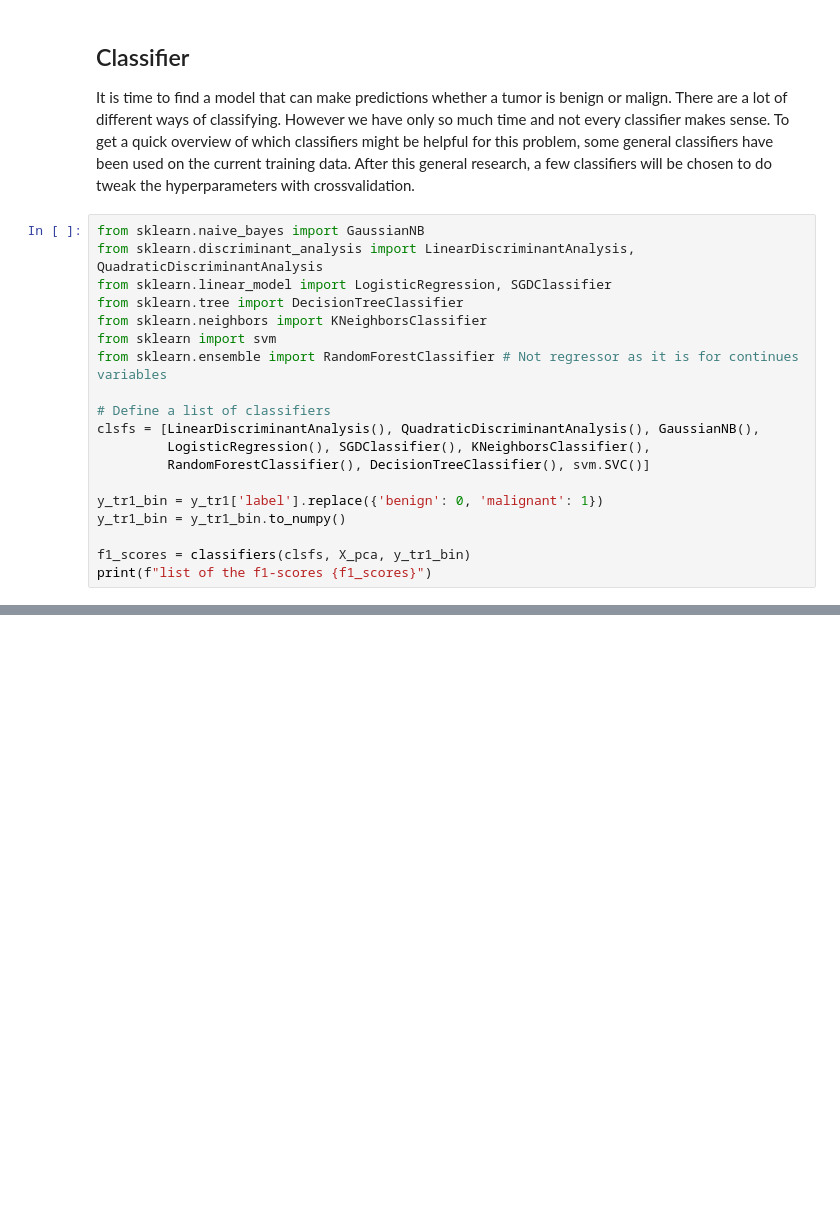
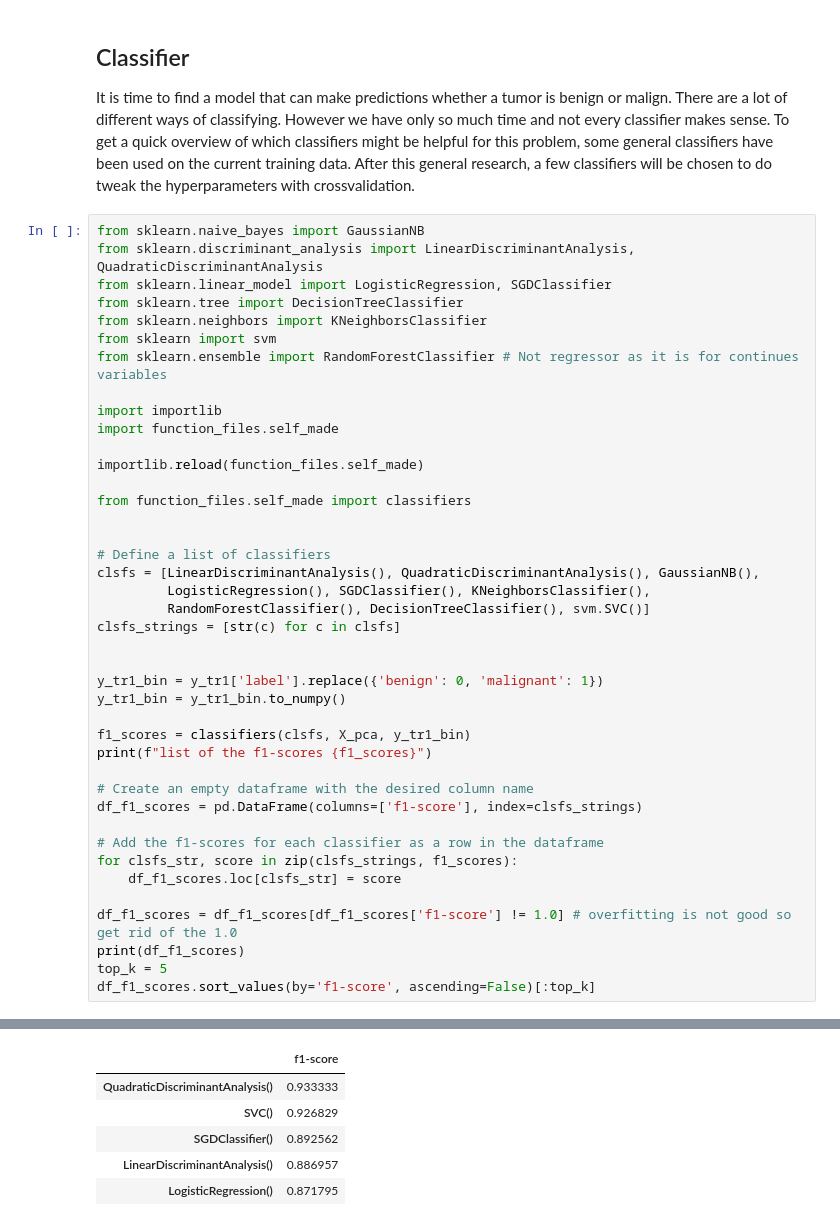
Before and after one commit to dpasqualini/TM10007_G16, a Jupyter notebook: assignment.ipynb, the cells around one changed output, grey strips where cells are left out. Cells and saved outputs as stored; diff of their text form; blank space fills up the shorter version.

Commit message:
updated version with best clsfs

```diff
--- a/assignment.ipynb
+++ b/assignment.ipynb
@@ -359,16 +359,38 @@ from sklearn.neighbors import KNeighborsClassifier
 from sklearn import svm
 from sklearn.ensemble import RandomForestClassifier # Not regressor as it is for continues variables
 
+import importlib
+import function_files.self_made
+
+importlib.reload(function_files.self_made)
+
+from function_files.self_made import classifiers
+
+
 # Define a list of classifiers
 clsfs = [LinearDiscriminantAnalysis(), QuadraticDiscriminantAnalysis(), GaussianNB(),
          LogisticRegression(), SGDClassifier(), KNeighborsClassifier(),
          RandomForestClassifier(), DecisionTreeClassifier(), svm.SVC()]
+clsfs_strings = [str(c) for c in clsfs]
+
 
 y_tr1_bin = y_tr1['label'].replace({'benign': 0, 'malignant': 1})
 y_tr1_bin = y_tr1_bin.to_numpy()
 
 f1_scores = classifiers(clsfs, X_pca, y_tr1_bin)
 print(f"list of the f1-scores {f1_scores}")
+
+# Create an empty dataframe with the desired column name
+df_f1_scores = pd.DataFrame(columns=['f1-score'], index=clsfs_strings)
+
+# Add the f1-scores for each classifier as a row in the dataframe
+for clsfs_str, score in zip(clsfs_strings, f1_scores):
+    df_f1_scores.loc[clsfs_str] = score
+
+df_f1_scores = df_f1_scores[df_f1_scores['f1-score'] != 1.0] # overfitting is not good so get rid of the 1.0
+print(df_f1_scores)
+top_k = 5
+df_f1_scores.sort_values(by='f1-score', ascending=False)[:top_k]
 # %% [output]
 LinearDiscriminantAnalysis
 Accuracy: 0.9029850746268657
@@ -389,0 +412,6 @@ Recall: 0.9344262295081968
+|  | f1-score |
+| QuadraticDiscriminantAnalysis() | 0.933333 |
+| SVC() | 0.926829 |
+| SGDClassifier() | 0.892562 |
+| LinearDiscriminantAnalysis() | 0.886957 |
+| LogisticRegression() | 0.871795 |
```
Also changed, not shown: parts of 1 cell of this notebook, 1 other file.
